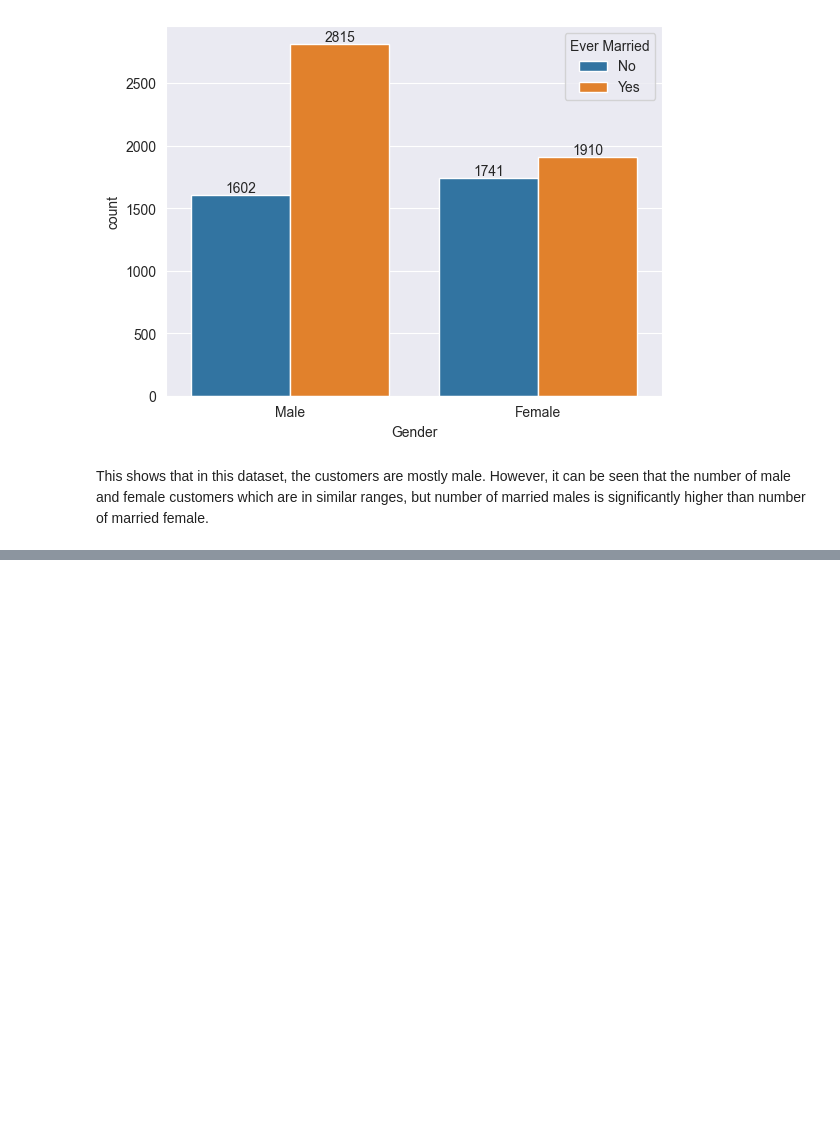
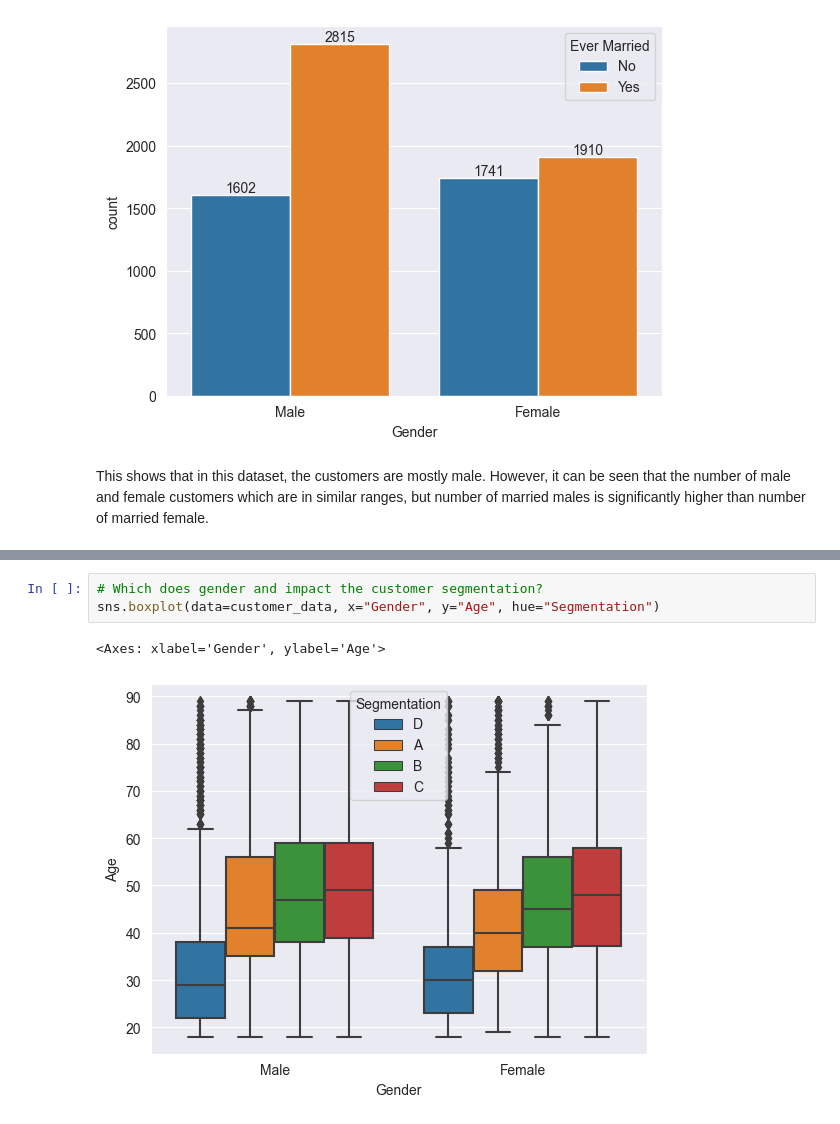
Before and after one commit to niranjanblank/CustomerSegmentation, a Jupyter notebook: eda.ipynb, the cells around one changed output, grey strips where cells are left out. Cells and saved outputs as stored; diff of their text form; blank space fills up the shorter version.

```diff
--- a/eda.ipynb
+++ b/eda.ipynb
@@ -161,0 +176,6 @@ This shows that in this dataset, the customers are mostly male. However, it can
+# %%
+# Which does gender and impact the customer segmentation?
+sns.boxplot(data=customer_data, x="Gender", y="Age", hue="Segmentation")
+# %% [output]
+<Axes: xlabel='Gender', ylabel='Age'>
+[figure, added]
```
Also changed, not shown: parts of 20 cells of this notebook.
